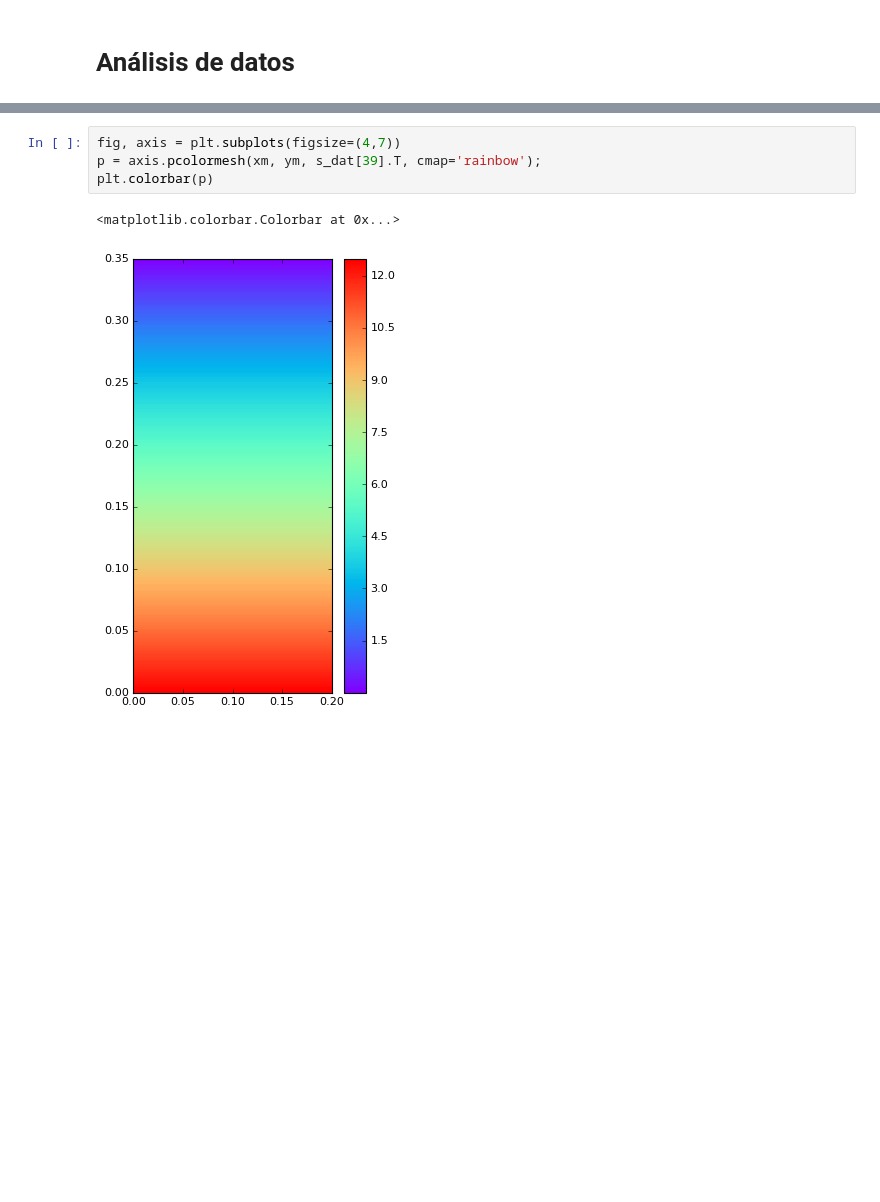
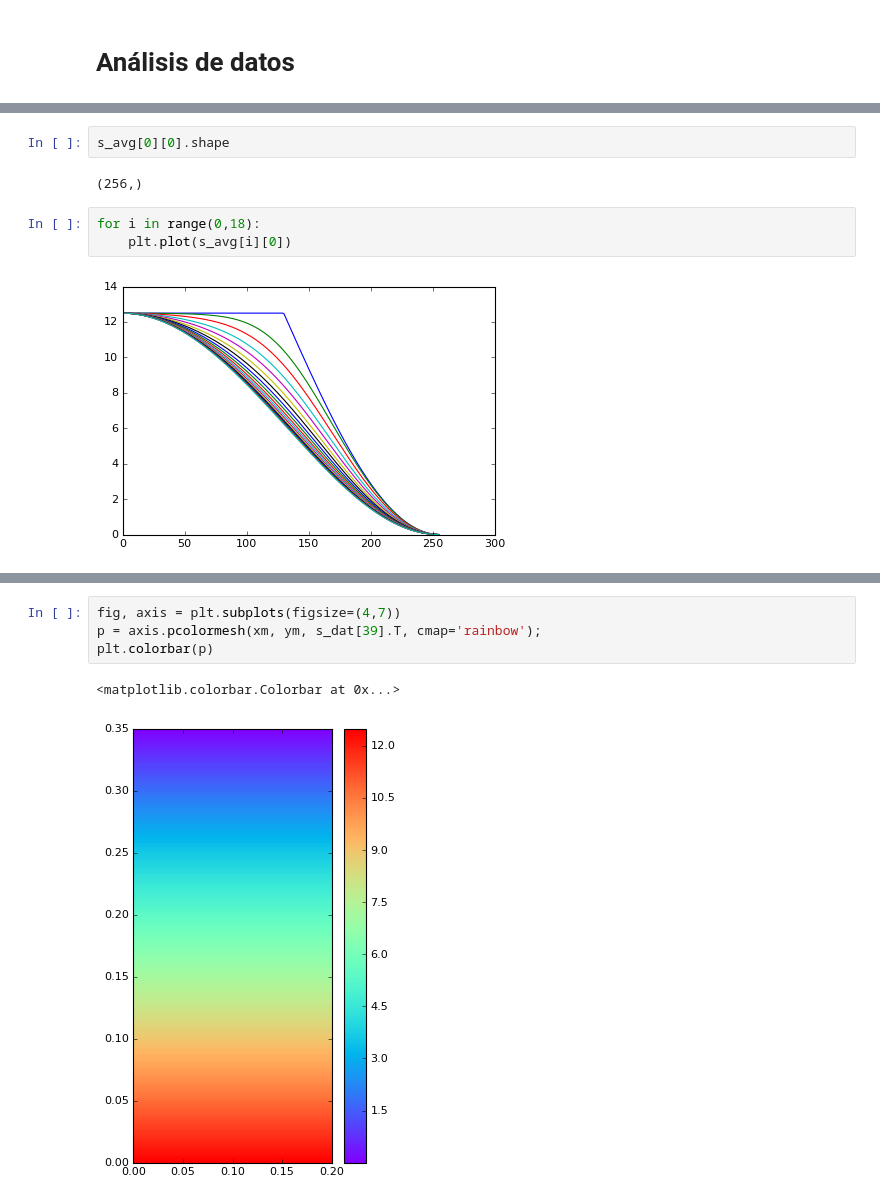
Before and after one commit to cpierard/Servicio_social, a Jupyter notebook: Convección en fluido estratificado.ipynb, the cells around one changed output, grey strips where cells are left out. Cells and saved outputs as stored; diff of their text form; blank space fills up the shorter version.

```diff
--- a/Convección en fluido estratificado.ipynb
+++ b/Convección en fluido estratificado.ipynb
@@ -317,0 +336,9 @@ plt.colorbar(p)
+# %%
+s_avg[0][0].shape
+# %% [output]
+(256,)
+# %%
+for i in range(0,18):
+    plt.plot(s_avg[i][0])
+# %% [output]
+[figure, added]
```
Also changed, not shown: parts of 19 cells of this notebook, 2 other files.
